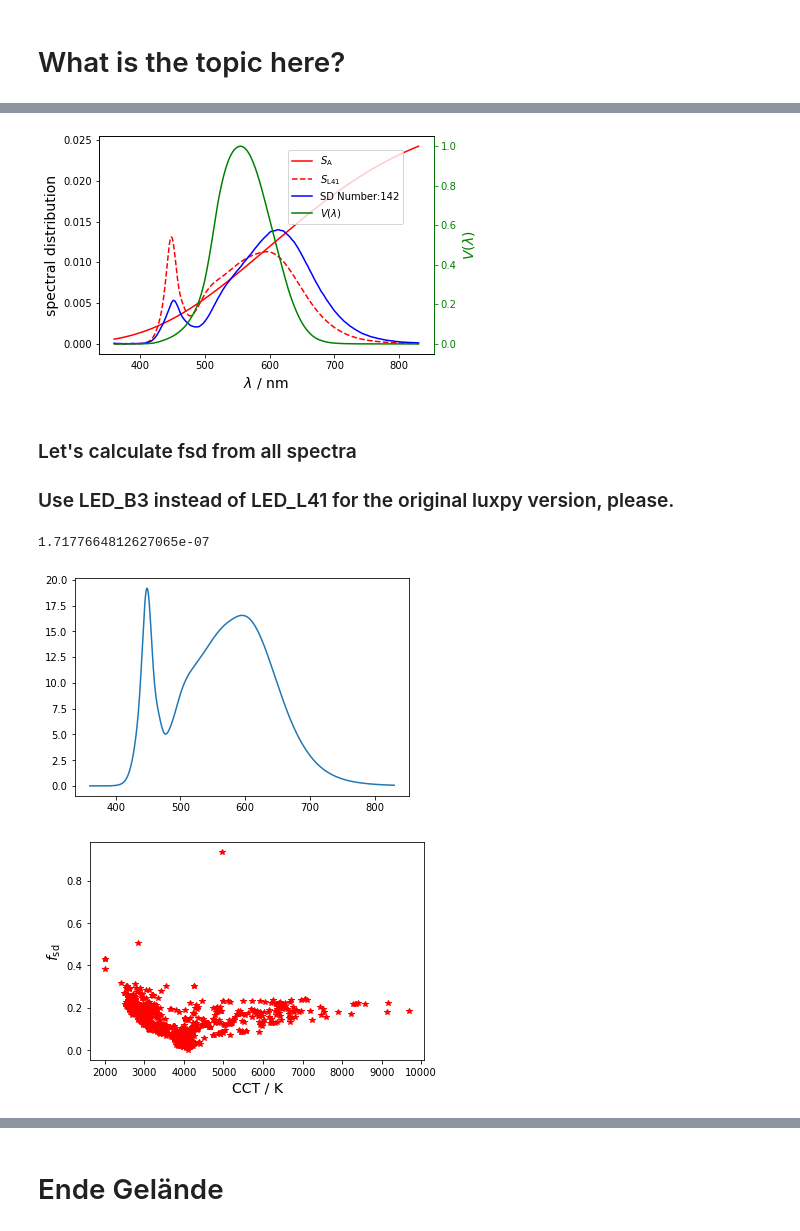
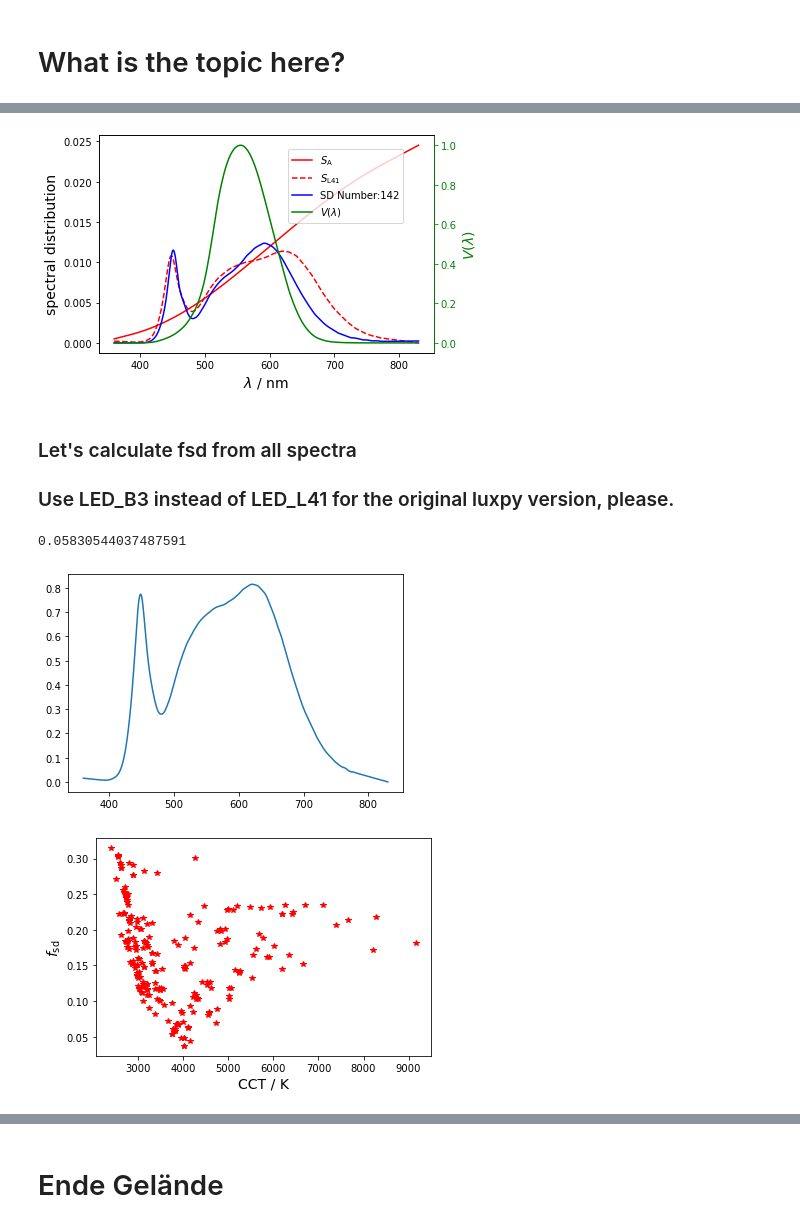
Before and after one commit to empir19nrm02/empir19nrm02, a Jupyter notebook: empir19nrm02/Jupyter/fsd_Test.ipynb, the cells around one changed output, grey strips where cells are left out. Drawn from its saved outputs; the diff is of its cells as text; code cells hidden in the pictures.

```diff
--- a/empir19nrm02/Jupyter/fsd_Test.ipynb
+++ b/empir19nrm02/Jupyter/fsd_Test.ipynb
@@ -136,12 +136,12 @@ print( vldetectors.shape)
 # %%
 spd_data = {'BB': False,
             'PTLED': False,
-            'CIES025_PTLED': False,
+            'CIES025_PTLED': True,
             'OSRAM_PTLED': False,
             'RGBLED':  False,
             'CIES025_RGBLED':  False,
             'PHOTOLED':  False,
-            'TC2_90':  True,
+            'TC2_90':  False,
             'MONOLED':  False,
             'OSRAM_MONOLED':  False}
 
@@ -287,7 +287,7 @@ fig0.legend(lines, labels, bbox_to_anchor=(0.55, 0.55, 0.4, 0.3), loc='upper lef
 
 save_fig(filename='SampleSelectedSDs')
 # %% [output]
-[figure, old version]
+[figure, new version]
 # %% [markdown]
 ### Let's calculate fsd from all spectra
 ### Use LED_B3 instead of LED_L41 for the original luxpy version, please.
@@ -297,18 +297,28 @@ pyplot.plot(spectra[0], spectra[test_number])
 fsd_test=py_fsdG( spectra[0], spectra[test_number], strObserver='1931_2', iObserverOffset = 1, strTarget='LED_L41')
 print( fsd_test)
 # %% [output]
-1.7177664812627065e-07
+0.05830544037487591
-[figure, old version]
+[figure, new version]
 # %%
 fsd=py_fsdG( spectra[0], spectra[1:], strObserver='1931_2', iObserverOffset = 1, strTarget='LED_L41')
 np.savetxt(r'fsd\fsd_result.csv', fsd, delimiter=';')
 
+#spectraP = np.vstack((spectra[0], spectra[1110], spectra[1111]))
+#np.savetxt(r'fsd\cct_rpoblem_spectra.csv', spectraP.T, delimiter=';')
+
+
+#for i in range(1,spectra.shape[0]):
+#    #if i not in [1110, 1111]:
+#        #pyplot.plot(spectra[0],spectra[i], 'r*')
+#        spectraTmp = np.vstack((spectra[0], spectra[i]))
+#        spectra_cct = lx.xyz_to_cct(lx.spd_to_xyz( spectraTmp))
+#        print( i, spectra_cct)
 spectra_cct = lx.xyz_to_cct(lx.spd_to_xyz( spectra))
-idx = np.where(spectra_cct[:,0] < 10000)
+idx = np.where(np.abs(spectra_cct[:,0]) < 10000)
 pyplot.plot(spectra_cct[idx],fsd[idx], 'r*')
 pyplot.xlabel( 'CCT / K',fontsize=label_font_size)
 pyplot.ylabel( strfsd,fontsize=label_font_size)
 save_fig(filename='fsd_CCT')
 # %% [output]
-[figure, old version]
+[figure, new version]
 # %%
```
Also changed, not shown: parts of 13 cells of this notebook, 16 other files.
